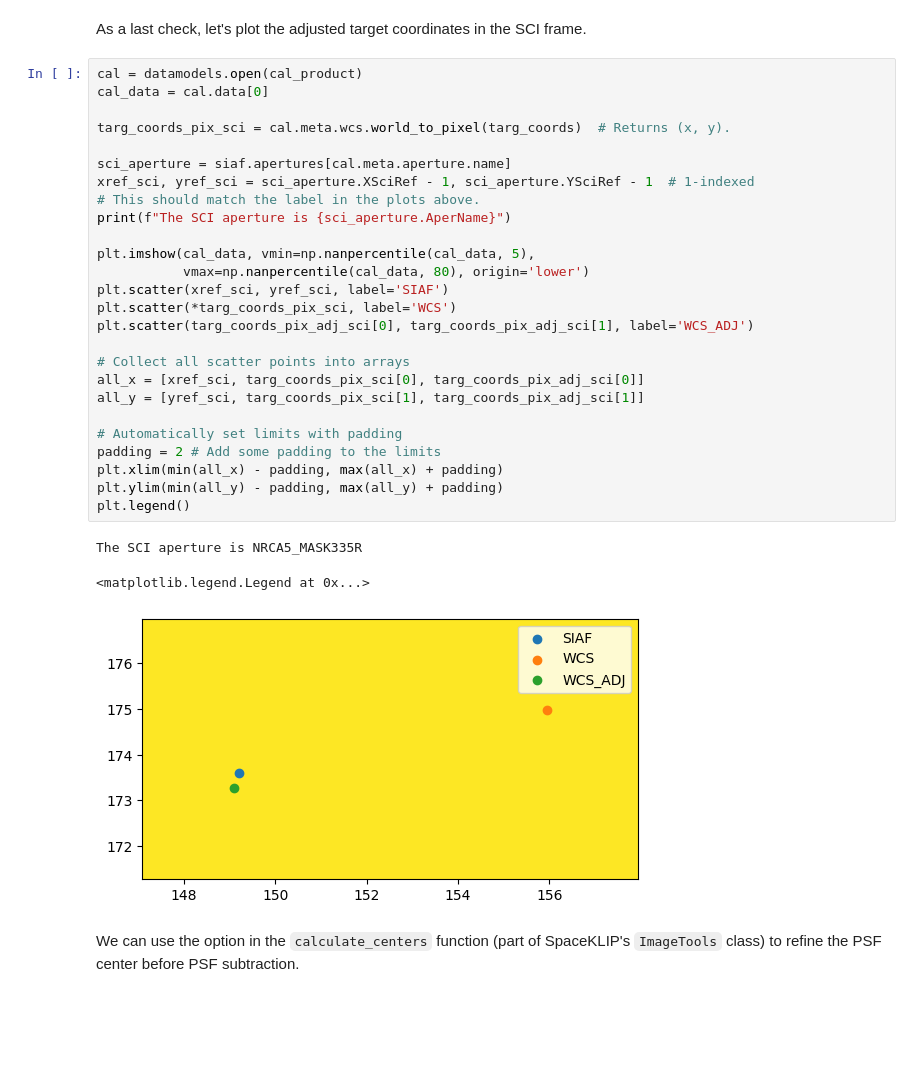
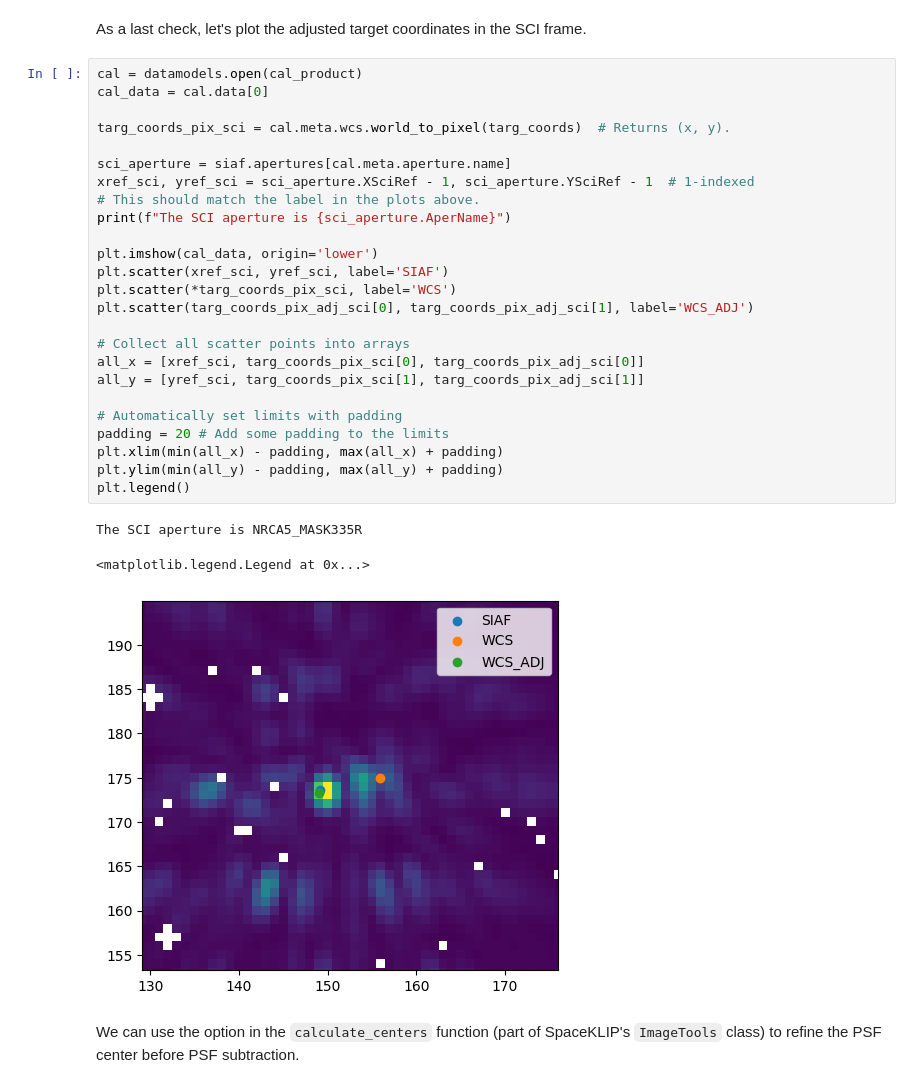
Before and after one commit to spacetelescope/spaceKLIP, a Jupyter notebook: docs/source/tutorials/TA_analysis.ipynb, the cells around one changed output. Drawn from its saved outputs; the diff is of its cells as text; blank space fills up the shorter version.

Commit message:
Adjust TA analysis final plot

```diff
--- a/docs/source/tutorials/TA_analysis.ipynb
+++ b/docs/source/tutorials/TA_analysis.ipynb
@@ -345,32 +345,31 @@ As a last check, let's plot the adjusted target coordinates in the SCI frame.
 # %%
 cal = datamodels.open(cal_product)
 cal_data = cal.data[0]
 
 targ_coords_pix_sci = cal.meta.wcs.world_to_pixel(targ_coords)  # Returns (x, y).
 
 sci_aperture = siaf.apertures[cal.meta.aperture.name]
 xref_sci, yref_sci = sci_aperture.XSciRef - 1, sci_aperture.YSciRef - 1  # 1-indexed
 # This should match the label in the plots above.
 print(f"The SCI aperture is {sci_aperture.AperName}")
 
-plt.imshow(cal_data, vmin=np.nanpercentile(cal_data, 5),
-           vmax=np.nanpercentile(cal_data, 80), origin='lower')
+plt.imshow(cal_data, origin='lower')
 plt.scatter(xref_sci, yref_sci, label='SIAF')
 plt.scatter(*targ_coords_pix_sci, label='WCS')
 plt.scatter(targ_coords_pix_adj_sci[0], targ_coords_pix_adj_sci[1], label='WCS_ADJ')
 
 # Collect all scatter points into arrays
 all_x = [xref_sci, targ_coords_pix_sci[0], targ_coords_pix_adj_sci[0]]
 all_y = [yref_sci, targ_coords_pix_sci[1], targ_coords_pix_adj_sci[1]]
 
 # Automatically set limits with padding
-padding = 2 # Add some padding to the limits
+padding = 20 # Add some padding to the limits
 plt.xlim(min(all_x) - padding, max(all_x) + padding)
 plt.ylim(min(all_y) - padding, max(all_y) + padding)
 plt.legend()
 # %% [output]
 The SCI aperture is NRCA5_MASK335R
 <matplotlib.legend.Legend at 0x...>
-[figure, old version]
+[figure, new version]
 # %% [markdown]
 We can use the option in the `calculate_centers` function (part of SpaceKLIP's `ImageTools` class) to refine the PSF center before PSF subtraction.
```
